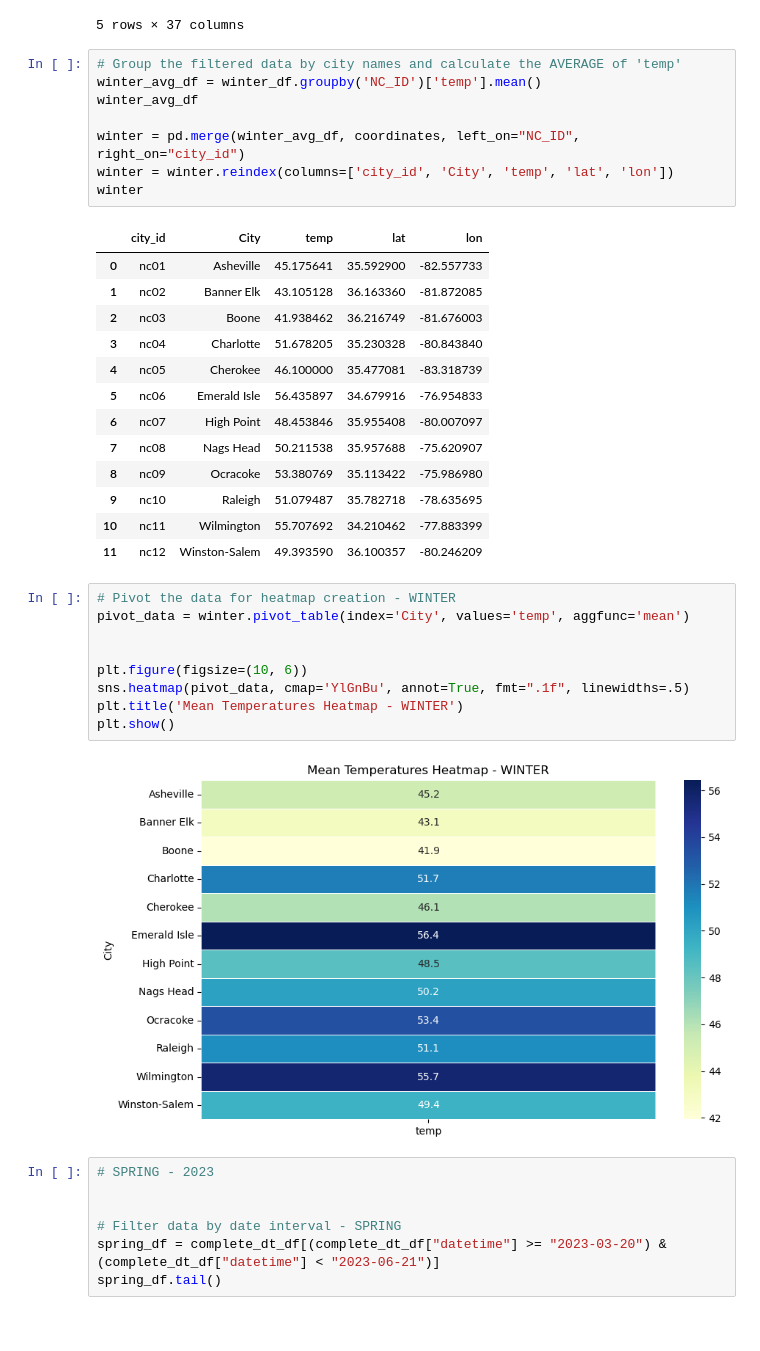
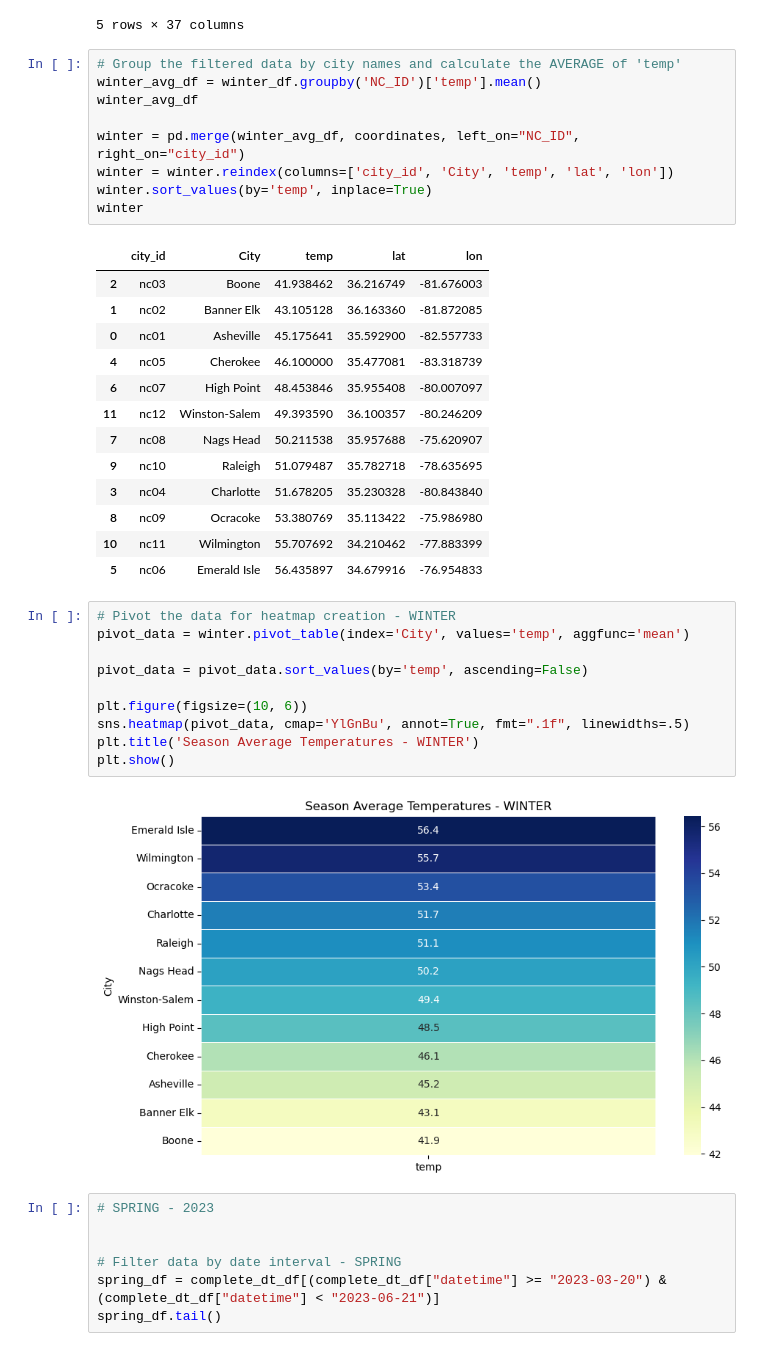
Before and after one commit to janthonyiv98/NC-Vacation-Data-Engineering, a Jupyter notebook: maps.ipynb, the cells around one changed output. Saved outputs shown, nothing was run; the diff lists cells and outputs as text.

```diff
--- a/maps.ipynb
+++ b/maps.ipynb
@@ -81,32 +99,34 @@ winter_avg_df
 
 winter = pd.merge(winter_avg_df, coordinates, left_on="NC_ID", right_on="city_id")
 winter = winter.reindex(columns=['city_id', 'City', 'temp', 'lat', 'lon'])
+winter.sort_values(by='temp', inplace=True)
 winter
 # %% [output]
 |  | city_id | City | temp | lat | lon |
+| 2 | nc03 | Boone | 41.938462 | 36.216749 | -81.676003 |
+| 1 | nc02 | Banner Elk | 43.105128 | 36.163360 | -81.872085 |
 | 0 | nc01 | Asheville | 45.175641 | 35.592900 | -82.557733 |
-| 1 | nc02 | Banner Elk | 43.105128 | 36.163360 | -81.872085 |
-| 2 | nc03 | Boone | 41.938462 | 36.216749 | -81.676003 |
+| 4 | nc05 | Cherokee | 46.100000 | 35.477081 | -83.318739 |
+| 6 | nc07 | High Point | 48.453846 | 35.955408 | -80.007097 |
+| 11 | nc12 | Winston-Salem | 49.393590 | 36.100357 | -80.246209 |
+| 7 | nc08 | Nags Head | 50.211538 | 35.957688 | -75.620907 |
+| 9 | nc10 | Raleigh | 51.079487 | 35.782718 | -78.635695 |
 | 3 | nc04 | Charlotte | 51.678205 | 35.230328 | -80.843840 |
-| 4 | nc05 | Cherokee | 46.100000 | 35.477081 | -83.318739 |
+| 8 | nc09 | Ocracoke | 53.380769 | 35.113422 | -75.986980 |
+| 10 | nc11 | Wilmington | 55.707692 | 34.210462 | -77.883399 |
 | 5 | nc06 | Emerald Isle | 56.435897 | 34.679916 | -76.954833 |
-| 6 | nc07 | High Point | 48.453846 | 35.955408 | -80.007097 |
-| 7 | nc08 | Nags Head | 50.211538 | 35.957688 | -75.620907 |
-| 8 | nc09 | Ocracoke | 53.380769 | 35.113422 | -75.986980 |
-| 9 | nc10 | Raleigh | 51.079487 | 35.782718 | -78.635695 |
-| 10 | nc11 | Wilmington | 55.707692 | 34.210462 | -77.883399 |
-| 11 | nc12 | Winston-Salem | 49.393590 | 36.100357 | -80.246209 |
 # %%
 # Pivot the data for heatmap creation - WINTER
 pivot_data = winter.pivot_table(index='City', values='temp', aggfunc='mean')
 
+pivot_data = pivot_data.sort_values(by='temp', ascending=False)
 
 plt.figure(figsize=(10, 6))
 sns.heatmap(pivot_data, cmap='YlGnBu', annot=True, fmt=".1f", linewidths=.5)
-plt.title('Mean Temperatures Heatmap - WINTER')
+plt.title('Season Average Temperatures - WINTER')
 plt.show()
 # %% [output]
-[figure, old version]
+[figure, new version]
 # %%
 # SPRING - 2023
 
```
Also changed, not shown: parts of 5 cells of this notebook.
